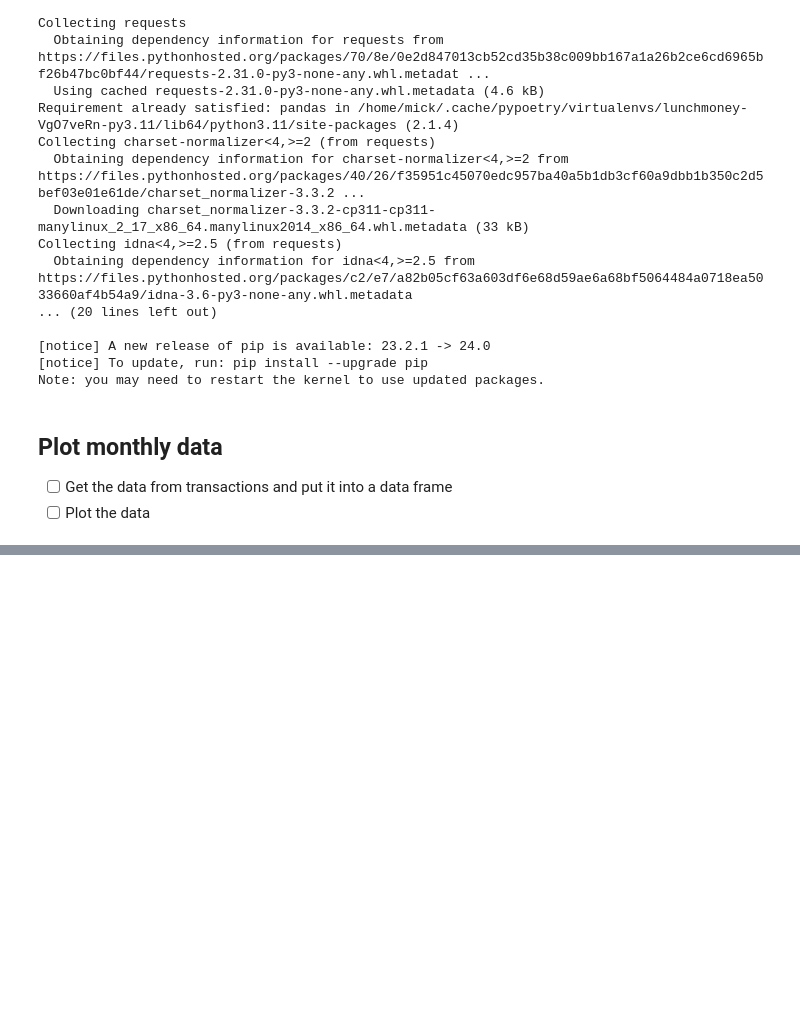
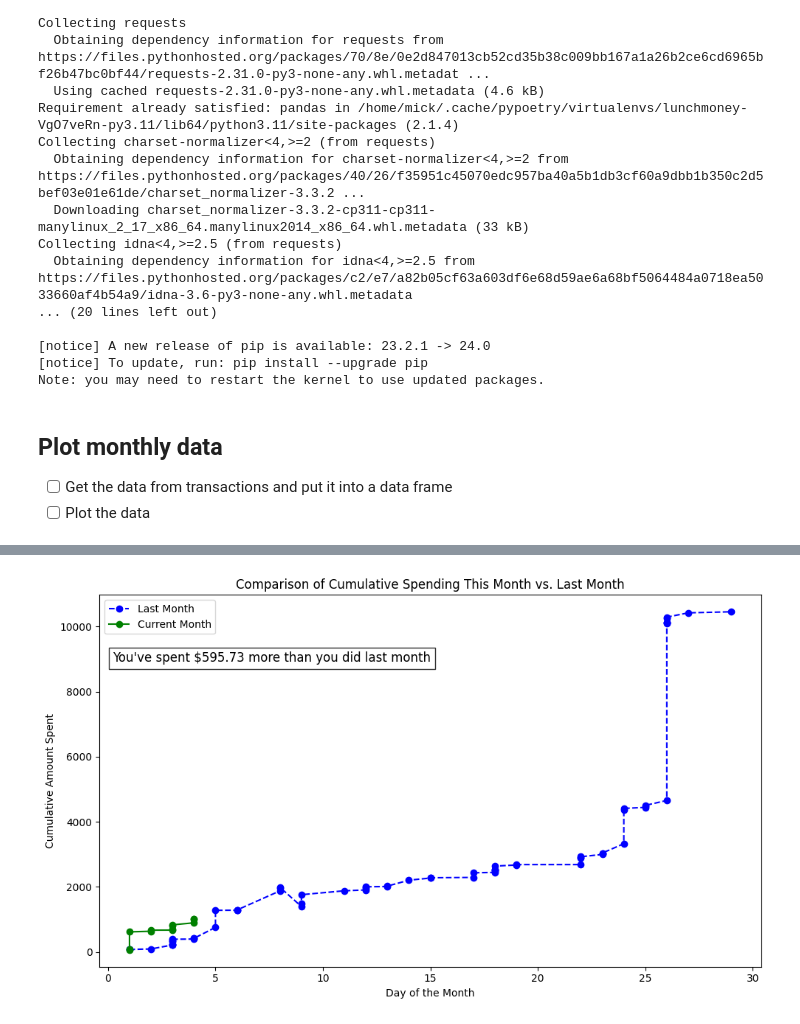
Before and after one commit to micklynch/lunchmoney_compare, a Jupyter notebook: monthlyprogress.ipynb, the cells around one changed output, grey strips where cells are left out. Cells and saved outputs as stored; diff of their text form; code cells hidden in the pictures; blank space fills up the shorter version.

```diff
--- a/monthlyprogress.ipynb
+++ b/monthlyprogress.ipynb
@@ -229,0 +235,97 @@ KeyError: 'amount'
+# %%
+import math
+import pandas as pd
+import matplotlib.pyplot as plt
+from matplotlib.dates import MonthLocator, DateFormatter
+
+
+# using pandas, get the date of the start of the month and then the date of the previous month
+today = pd.to_datetime('today')
+start_of_this_month = today.replace(day=1)
+end_of_previous_month = start_of_this_month - pd.Timedelta(days=1)
+start_of_previous_month = start_of_this_month - pd.offsets.MonthBegin(1)
+
+url = f"{lm_hostname}/v1/transactions"
+
+params = {
+    "start_date": start_of_this_month.strftime('%Y-%m-%d'),
+    "end_date": today.strftime('%Y-%m-%d')
+}
+
+response = requests.get(url, headers=headers, params=params)
+
+# sum the amount of all the transactions for the current month
+transactions = response.json()['transactions']
+current_month_df = pd.DataFrame(transactions)
+
+current_month_df['date'] = pd.to_datetime(current_month_df['date'], format='%Y-%m-%d')
+current_month_df['amount']=current_month_df['amount'].astype(float)
+current_month_df['exclude_from_totals']=current_month_df['exclude_from_totals'].astype(bool)
+current_month_df['is_income']=current_month_df['is_income'].astype(bool)
+
+current_month_df = current_month_df[(current_month_df["exclude_from_totals"] == False) & (current_month_df['is_income']== False)]
+
+params = {
+    "start_date": start_of_previous_month.strftime('%Y-%m-%d'),
+    "end_date": end_of_previous_month.strftime('%Y-%m-%d')
+}
+
+response = requests.get(url, headers=headers, params=params)
+
+# sum the amount of all the transactions for the current month
+transactions = response.json()['transactions']
+last_month_df = pd.DataFrame(transactions)
+
+last_month_df['date'] = pd.to_datetime(last_month_df['date'], format='%Y-%m-%d')
+last_month_df['amount']=last_month_df['amount'].astype(float)
+last_month_df['exclude_from_totals']=last_month_df['exclude_from_totals'].astype(bool)
+last_month_df['is_income']=last_month_df['is_income'].astype(bool)
+
+last_month_df = last_month_df[(last_month_df["exclude_from_totals"] == False) & (last_month_df['is_income']== False)]
+
+# Calculate cumulative amounts at the end of each day
+last_month_df['cumulative'] = last_month_df['amount'].cumsum()
+current_month_df['cumulative'] = current_month_df['amount'].cumsum()
+
+# Create a new column for the day of the month
+last_month_df['day'] = last_month_df['date'].dt.day
+current_month_df['day'] = current_month_df['date'].dt.day
+
+# Find the proportionate cumulative spending for the last month at the same point in time
+equivalent_days_in_previous_month = math.floor((today.day / today.days_in_month) * start_of_previous_month.days_in_month)+1
+print(equivalent_days_in_previous_month)
+
+# Find the cumulative amount on the equivalent day in the last month
+cumulative_last_on_equivalent_day = last_month_df.loc[last_month_df['day'] == equivalent_days_in_previous_month, 'cumulative'].tail(1)
+
+diff = current_month_df['cumulative'].max()-cumulative_last_on_equivalent_day.values[0]
+s = "NaN"
+if (diff > 0):
+    s = f"You've spent ${abs(diff)} more than you did last month"
+    print(s)
+elif (diff < 0):
+    s = f"You've spent ${abs(diff)} less than you did last month"
+    print(s)
+else:
+    s = f"You've spent the same as you did last month"
+    print(s)
+
+# Plotting
+fig, ax = plt.subplots(figsize=(10, 6))
+
+fig.text(0.02, 0.82, s, transform=plt.gca().transAxes, fontsize=12, bbox=dict(facecolor='white', alpha=0.8))
+
+
+# Plot the cumulative spending for last month
+ax.plot(last_month_df['day'], last_month_df['cumulative'], marker='o', label='Last Month', linestyle='--', color='blue')
+
+# Plot the cumulative spending for current month
+ax.plot(current_month_df['day'], current_month_df['cumulative'], marker='o', label='Current Month', linestyle='-', color='green')
+
+plt.xlabel('Day of the Month')
+plt.ylabel('Cumulative Amount Spent')
+plt.title('Comparison of Cumulative Spending This Month vs. Last Month')
+plt.legend()
+plt.tight_layout()
+plt.show()
+# %% [output]
@@ -229,0 +334 @@ KeyError: 'amount'
+[figure, added]
```
Also changed, not shown: parts of 2 cells of this notebook, 1 other file.
